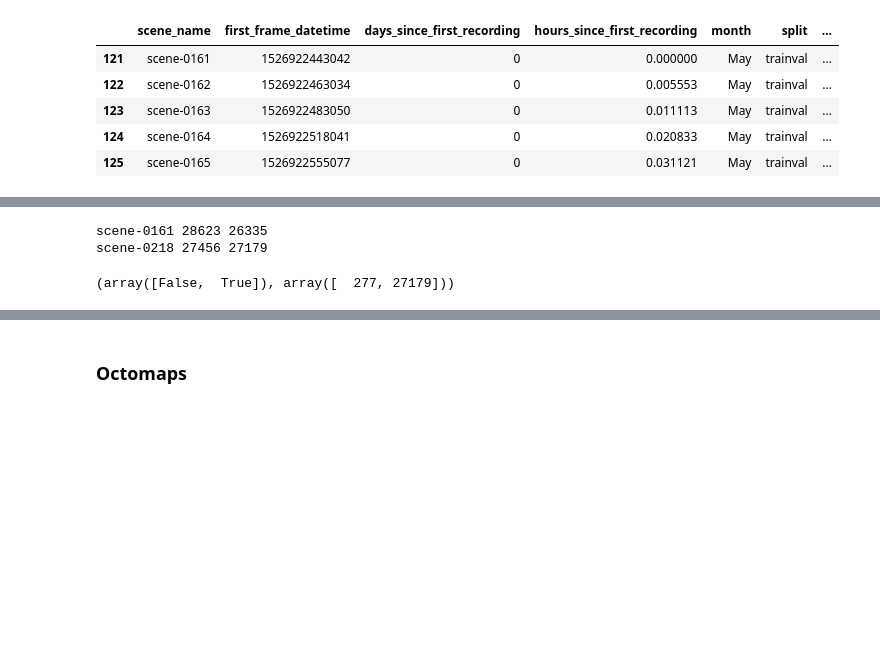
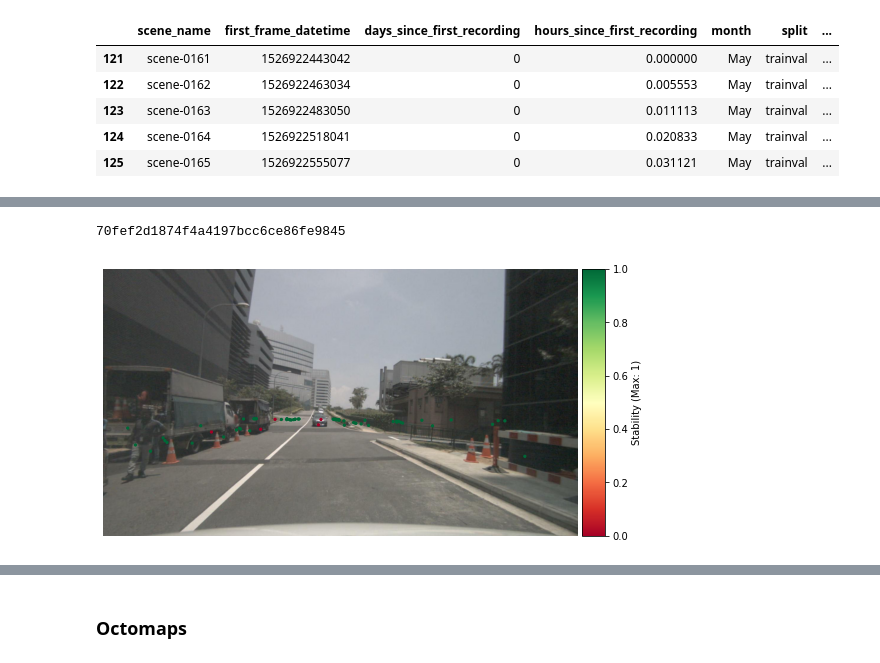
Before and after one commit to umairkhawaja/radar_auto_labeler, a Jupyter notebook: notebooks/test_pipeline.ipynb, the cells around one changed output, grey strips where cells are left out. Saved outputs shown, nothing was run; the diff lists cells and outputs as text; code cells hidden in the pictures; blank space fills up the shorter version.

```diff
--- a/notebooks/test_pipeline.ipynb
+++ b/notebooks/test_pipeline.ipynb
@@ -208,15 +213,14 @@ plot_dpr_masks(scene_name, scene_maps[scene_name], scene_dpr_masks[scene_name])
 # %%
-dpr_scene_maps = {}
+static_scene_maps = {}
+dynamic_scene_maps = {}
+dpr_sps_maps = {}
+
 for name in scene_maps:
     indices = scene_dpr_masks[name]
     map_pcl = scene_maps[name]
     filtered_map_pcl = map_pcl[indices]
-    print(name, len(map_pcl), len(filtered_map_pcl))
-    dpr_scene_maps[name] = filtered_map_pcl
+    static_scene_maps[name] = filtered_map_pcl
+    dynamic_scene_maps[name] = map_pcl[~indices]
+
+    dpr_sps_pcl = np.hstack((map_pcl, np.array(indices).astype(np.int).reshape(-1, 1)))
+    dpr_sps_maps[name] = dpr_sps_pcl
-# %% [output]
-scene-0161 28623 26335
-scene-0218 27456 27179
-# %%
-np.unique(indices, return_counts=True)
-# %% [output]
-(array([False,  True]), array([  277, 27179]))
@@ -270,3 +227,25 @@ def plot_maps(scene_maps, poses, size=0.5, zoom_level=3):
+# %%
+scene_name='scene-0966'
+dataset_sequence = dataloaders[scene_name]
+sample_token = dataset_sequence.scene['first_sample_token']
+sample = nuscenes_exp[ref_split].get('sample', sample_token)
+# %%
+sample_token = sample['next']
+if sample_token:
+    sample = nuscenes_exp[ref_split].get('sample', sample_token)
+print(sample_token)
+# %% [output]
+70fef2d1874f4a4197bcc6ce86fe9845
+# %%
+render_pointcloud_in_image(
+    nuscenes_exp[ref_split],
+    dpr_sps_maps[scene_name],
+    sample['token'],
+    pointsensor_channel='RADAR_BACK_RIGHT',
+    camera_channel='CAM_BACK'
+)
+# %% [output]
+[figure, added]
 # %%
 plot_maps(scene_maps=scene_maps, poses=scene_poses, zoom_level=-1)
 # %% [output]
```
Also changed, not shown: parts of 72 cells of this notebook, 4 other files.
